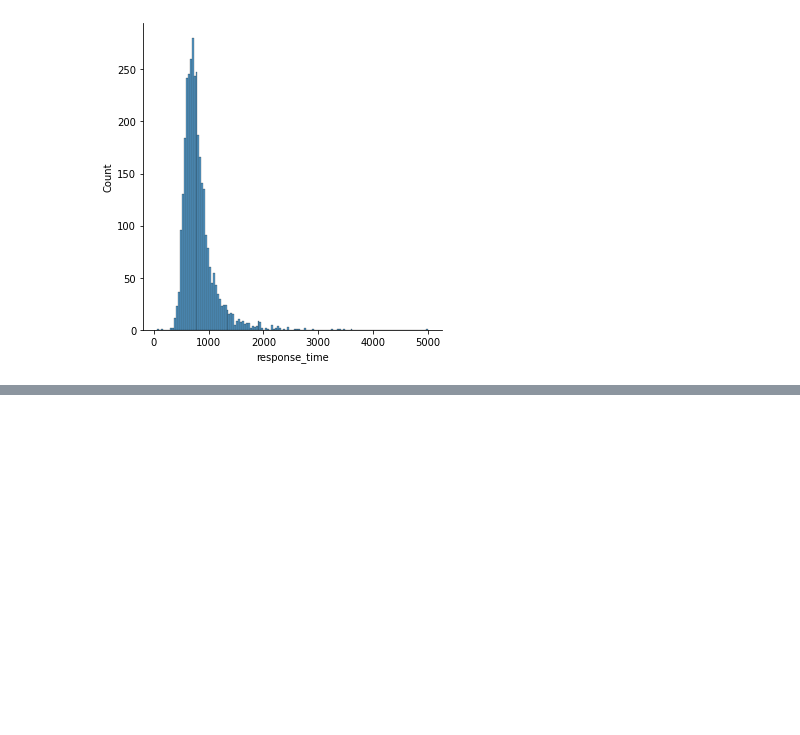
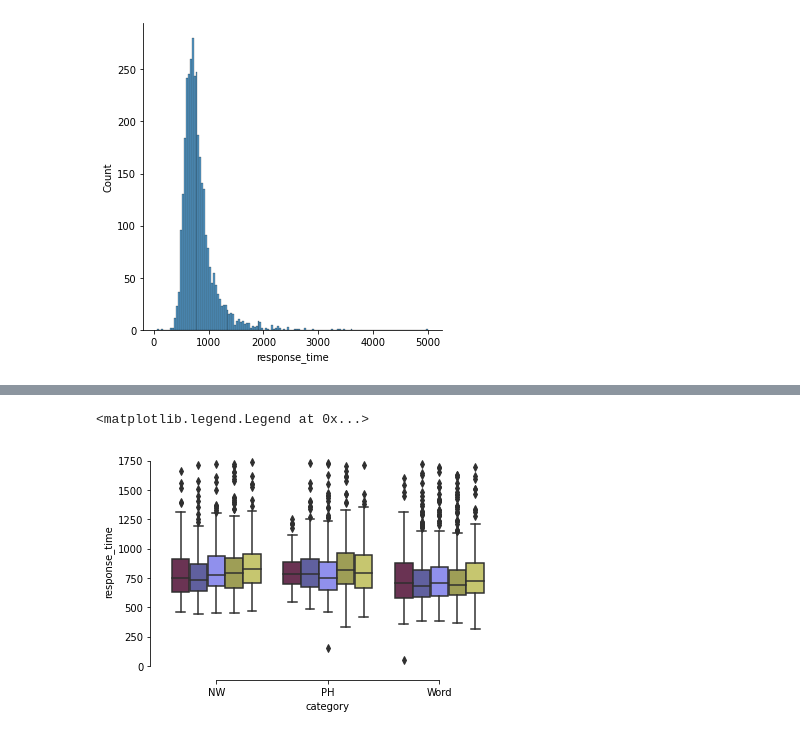
Before and after one commit to miscodisco/expsyling_e22, a Jupyter notebook: dataexploring_labrep01.ipynb, the cells around one changed output, grey strips where cells are left out. Saved outputs shown, nothing was run; the diff lists cells and outputs as text; code cells hidden in the pictures; blank space fills up the shorter version.

```diff
--- a/dataexploring_labrep01.ipynb
+++ b/dataexploring_labrep01.ipynb
@@ -102,0 +139,8 @@ sns.displot(df['response_time'])
+# %%
+sns.boxplot(data = df_noout, x="category", y="response_time",
+            hue="number_letters", palette = 'gist_stern')
+sns.despine(offset=10, trim=True)
+plt.legend([],[], frameon=False)
+# %% [output]
+<matplotlib.legend.Legend at 0x...>
+[figure, added]
```
Also changed, not shown: parts of 7 cells of this notebook, 3 other files.
